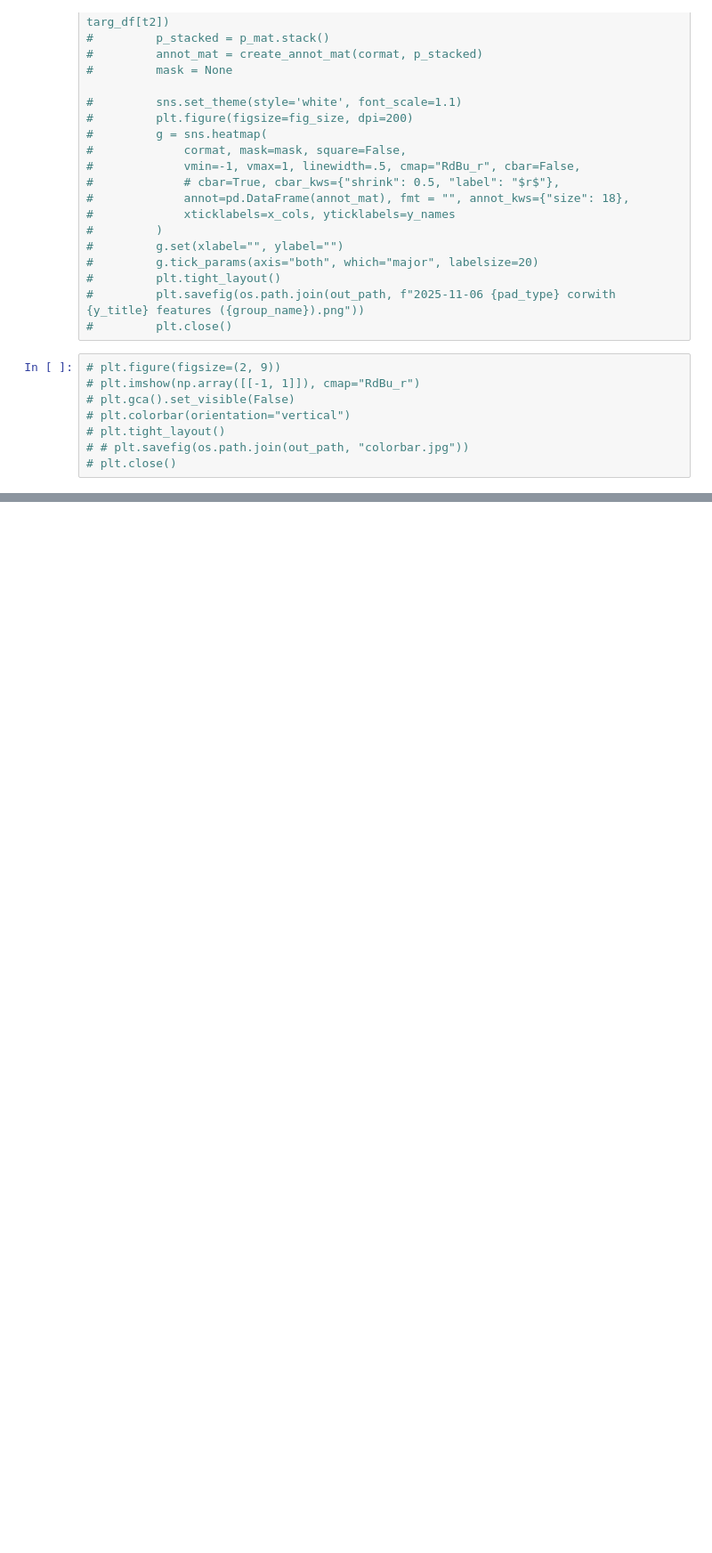
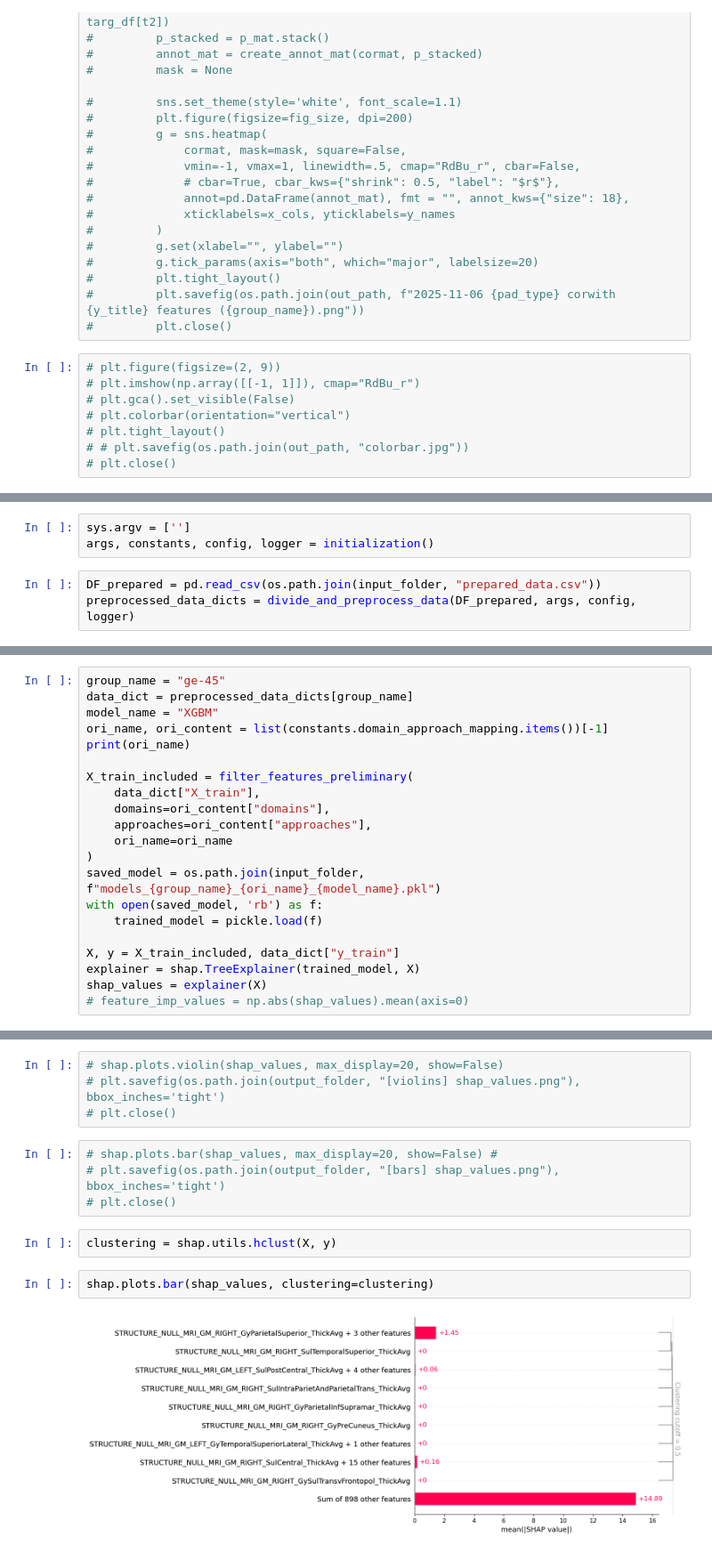
Before and after one commit to Pin-Wei/Quanta-project, a Jupyter notebook: tmp/check_and_test.ipynb, the cells around one changed output, grey strips where cells are left out. Shown at 89% size. Saved outputs shown, nothing was run; the diff lists cells and outputs as text; blank space fills up the shorter version.

Commit message:
Use 'tmp/check_and_test.ipynb' to conduct some follow-up analysis on results of brain-age prediction model.

```diff
--- a/tmp/check_and_test.ipynb
+++ b/tmp/check_and_test.ipynb
@@ -728,0 +1034,6 @@ for y_title, y_names, y_cols, fig_size in zip(
+# %%
+sys.argv = ['']
+args, constants, config, logger = initialization()
+# %%
+DF_prepared = pd.read_csv(os.path.join(input_folder, "prepared_data.csv"))
+preprocessed_data_dicts = divide_and_preprocess_data(DF_prepared, args, config, logger)
@@ -728,0 +1042,21 @@ for y_title, y_names, y_cols, fig_size in zip(
+# %%
+group_name = "ge-45"
+data_dict = preprocessed_data_dicts[group_name]
+model_name = "XGBM"
+ori_name, ori_content = list(constants.domain_approach_mapping.items())[-1]
+print(ori_name)
+
+X_train_included = filter_features_preliminary(
+    data_dict["X_train"],
+    domains=ori_content["domains"],
+    approaches=ori_content["approaches"],
+    ori_name=ori_name
+)
+saved_model = os.path.join(input_folder, f"models_{group_name}_{ori_name}_{model_name}.pkl")
+with open(saved_model, 'rb') as f:
+    trained_model = pickle.load(f)
+
+X, y = X_train_included, data_dict["y_train"]
+explainer = shap.TreeExplainer(trained_model, X)
+shap_values = explainer(X)
+# feature_imp_values = np.abs(shap_values).mean(axis=0)
@@ -728,0 +1090,14 @@ for y_title, y_names, y_cols, fig_size in zip(
+# %%
+# shap.plots.violin(shap_values, max_display=20, show=False)
+# plt.savefig(os.path.join(output_folder, "[violins] shap_values.png"), bbox_inches='tight')
+# plt.close()
+# %%
+# shap.plots.bar(shap_values, max_display=20, show=False) #
+# plt.savefig(os.path.join(output_folder, "[bars] shap_values.png"), bbox_inches='tight')
+# plt.close()
+# %%
+clustering = shap.utils.hclust(X, y)
+# %%
+shap.plots.bar(shap_values, clustering=clustering)
+# %% [output]
+[figure, added]
```
Also changed, not shown: parts of 51 cells of this notebook, 2 other files.
